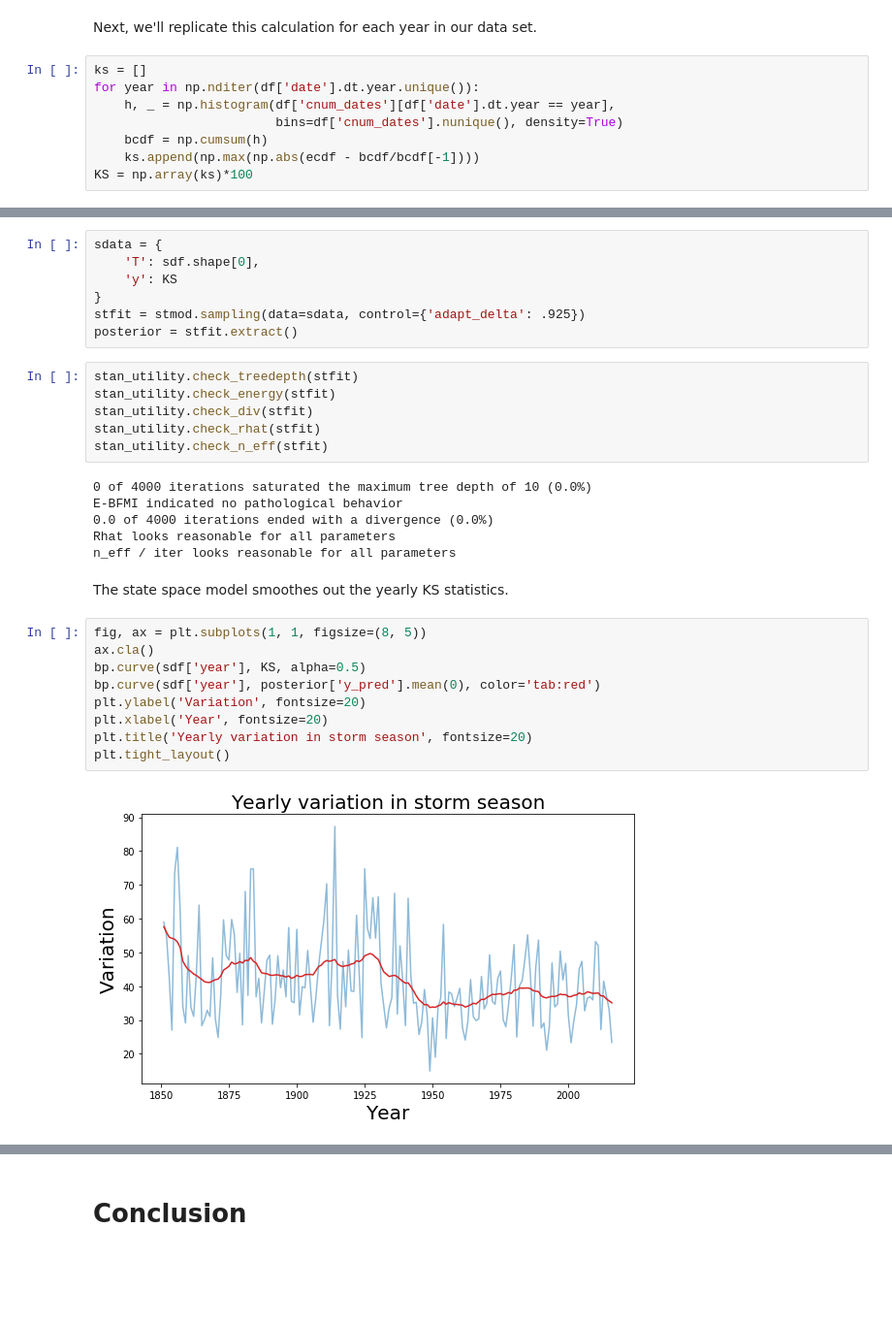
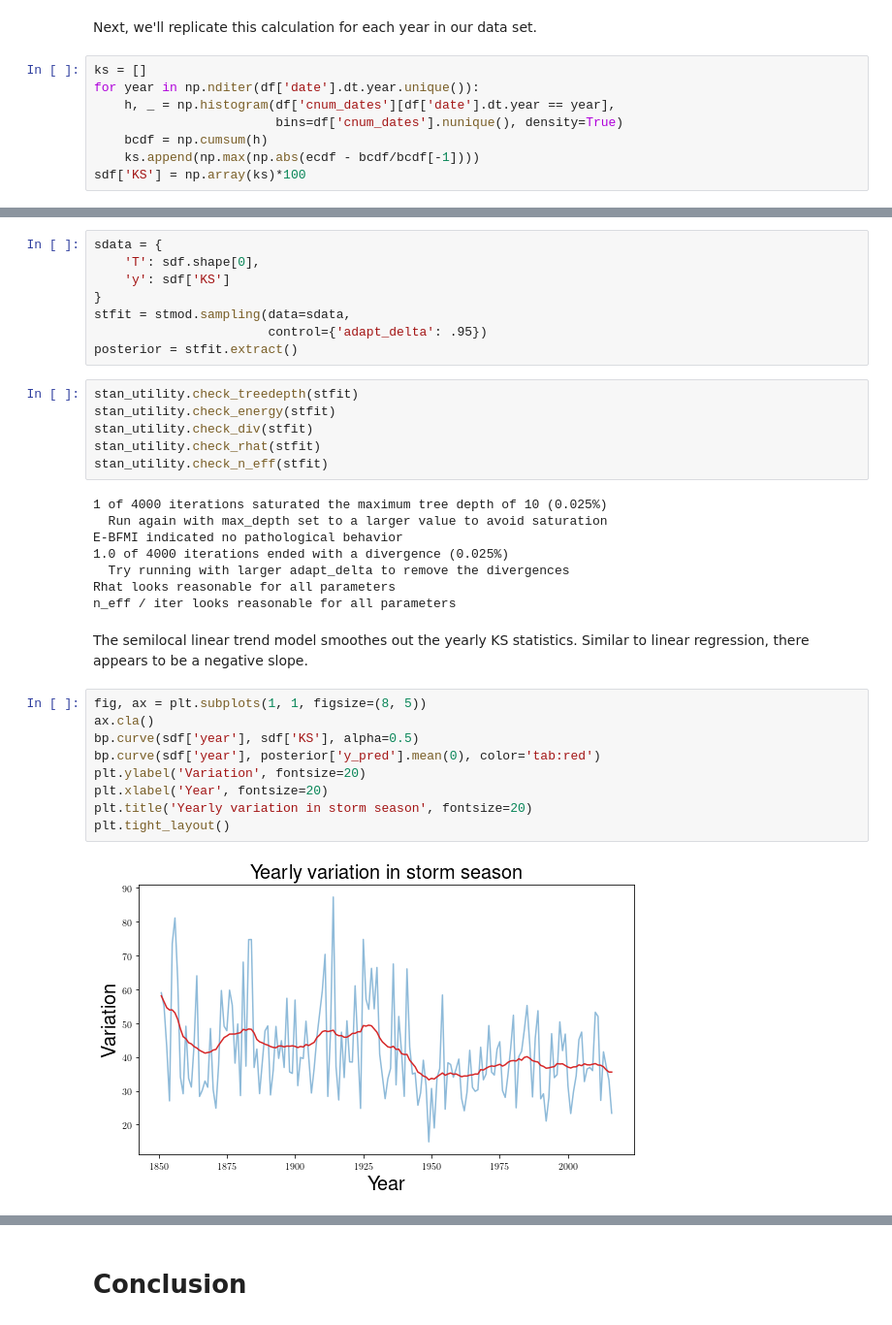
Before and after one commit to roualdes/stormevents, a Jupyter notebook: stormevents.ipynb, the cells around one changed output, grey strips where cells are left out. Shown at 97% size. Saved outputs shown, nothing was run; the diff lists cells and outputs as text; blank space fills up the shorter version.

```diff
--- a/stormevents.ipynb
+++ b/stormevents.ipynb
@@ -427,5 +437,5 @@ for year in np.nditer(df['date'].dt.year.unique()):
                         bins=df['cnum_dates'].nunique(), density=True)
     bcdf = np.cumsum(h)
     ks.append(np.max(np.abs(ecdf - bcdf/bcdf[-1])))
-KS = np.array(ks)*100
+sdf['KS'] = np.array(ks)*100
 # %% [markdown]
@@ -468,9 +458,10 @@ strong multicollinearity or other numerical problems.
 # %%
 sdata = {
     'T': sdf.shape[0],
-    'y': KS
+    'y': sdf['KS']
 }
-stfit = stmod.sampling(data=sdata, control={'adapt_delta': .925})
+stfit = stmod.sampling(data=sdata,
+                       control={'adapt_delta': .95})
 posterior = stfit.extract()
 # %%
 stan_utility.check_treedepth(stfit)
@@ -479,21 +470,23 @@ stan_utility.check_div(stfit)
 stan_utility.check_rhat(stfit)
 stan_utility.check_n_eff(stfit)
 # %% [output]
-0 of 4000 iterations saturated the maximum tree depth of 10 (0.0%)
+1 of 4000 iterations saturated the maximum tree depth of 10 (0.025%)
+  Run again with max_depth set to a larger value to avoid saturation
 E-BFMI indicated no pathological behavior
-0.0 of 4000 iterations ended with a divergence (0.0%)
+1.0 of 4000 iterations ended with a divergence (0.025%)
+  Try running with larger adapt_delta to remove the divergences
 Rhat looks reasonable for all parameters
 n_eff / iter looks reasonable for all parameters
 # %% [markdown]
-The state space model smoothes out the yearly KS statistics.
+The semilocal linear trend model smoothes out the yearly KS statistics.  Similar to linear regression, there appears to be a negative slope.
 # %%
 fig, ax = plt.subplots(1, 1, figsize=(8, 5))
 ax.cla()
-bp.curve(sdf['year'], KS, alpha=0.5)
+bp.curve(sdf['year'], sdf['KS'], alpha=0.5)
 bp.curve(sdf['year'], posterior['y_pred'].mean(0), color='tab:red')
 plt.ylabel('Variation', fontsize=20)
 plt.xlabel('Year', fontsize=20)
 plt.title('Yearly variation in storm season', fontsize=20)
 plt.tight_layout()
 # %% [output]
-[figure, old version]
+[figure, new version]
```
Also changed, not shown: parts of 96 cells of this notebook, 2 other files.
